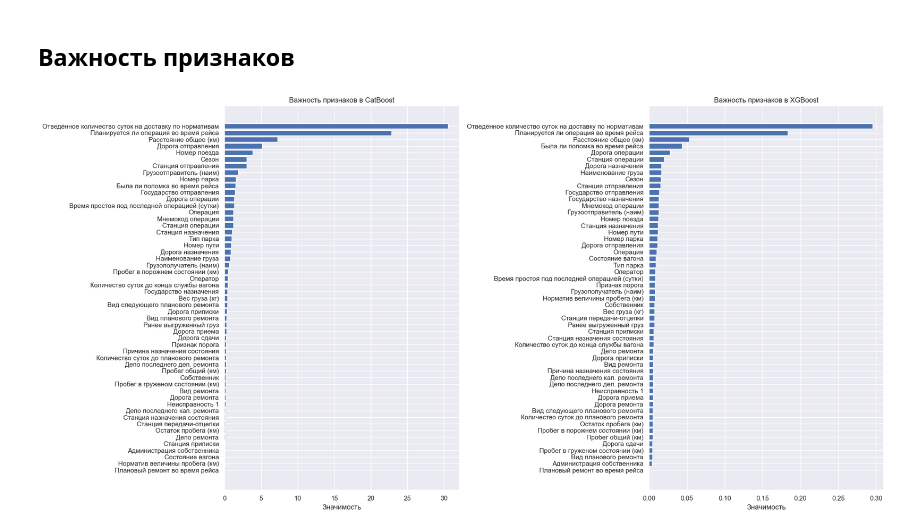
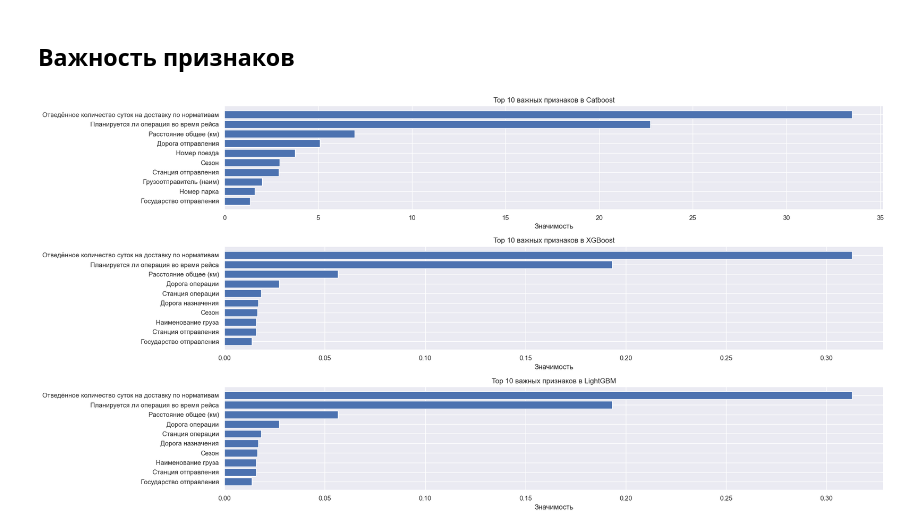
Before and after one commit to DanSikQ/Data_Analyst_Portfolio, a Jupyter notebook: projects/Auto-ML vs Me/Train.ipynb, the cells around one changed output. Cells and saved outputs as stored; diff of their text form; code cells hidden in the pictures.

```diff
--- a/projects/Auto-ML vs Me/Train.ipynb
+++ b/projects/Auto-ML vs Me/Train.ipynb
@@ -616,7 +617,7 @@ KeyboardInterrupt:
 start_time_cb = time.time()
 model_cb = cb.CatBoostRegressor(iterations = 4000 ,
                              l2_leaf_reg = 7,
-                          depth = 11,
+                          depth = 10,
                           learning_rate = 0.01,
                           loss_function = 'RMSE',
                           nan_mode = 'Min',
@@ -732,37 +753,55 @@ feature_importance_cb = model_cb.get_feature_importance(
 )
 feature_names_cb = model_cb.feature_names_
 
 importance_df_cb = pd.DataFrame({
     'Feature': feature_names_cb,
     'Importance': feature_importance_cb
-}).sort_values('Importance', ascending=False)
+}).sort_values('Importance', ascending=False).head(10)
 
 # XGBoost: Важность признаков
 feature_importance_xgb = model_xgb.feature_importances_
 feature_names_xgb = X_xgb.columns
 
 importance_df_xgb = pd.DataFrame({
     'Feature': feature_names_xgb,
     'Importance': feature_importance_xgb
-}).sort_values('Importance', ascending=False)
+}).sort_values('Importance', ascending=False).head(10)
 
-fig, axes = plt.subplots(1, 2, figsize=(20, 10))  # 1 row, 2 columns
+
+# LightGBM: Важность признаков
+feature_importance_lgb = model_xgb.feature_importances_
+feature_names_lgb = X_lgb.columns
+
+importance_df_lgb = pd.DataFrame({
+    'Feature': feature_names_lgb,
+    'Importance': feature_importance_lgb
+}).sort_values('Importance', ascending=False).head(10)
+
+# -----------------------------------------------------------------------------------------------------------------------
+
+fig, axes = plt.subplots(3, 1, figsize=(20, 10))  # 1 row, 2 columns
 
 
 # График для CatBoost
 axes[0].barh(importance_df_cb['Feature'], importance_df_cb['Importance'])
-axes[0].set_title('Важность признаков в CatBoost')
+axes[0].set_title('Top 10 важных признаков в Catboost')
 axes[0].set_xlabel('Значимость')
 axes[0].invert_yaxis()  # Самые важные сверху
 
 # График для XGBoost
 axes[1].barh(importance_df_xgb['Feature'], importance_df_xgb['Importance'])
-axes[1].set_title('Важность признаков в XGBoost')
+axes[1].set_title('Top 10 важных признаков в XGBoost')
 axes[1].set_xlabel('Значимость')
 axes[1].invert_yaxis()
 
+# График для XGBoost
+axes[2].barh(importance_df_lgb['Feature'], importance_df_lgb['Importance'])
+axes[2].set_title('Top 10 важных признаков в LightGBM')
+axes[2].set_xlabel('Значимость')
+axes[2].invert_yaxis()
+
 plt.tight_layout()  # Предотвращает перекрывание графиков
 plt.show()
 # %% [output]
-[figure, old version]
+[figure, new version]
 # %%
```
Also changed, not shown: parts of 17 cells of this notebook, 1 other file.
